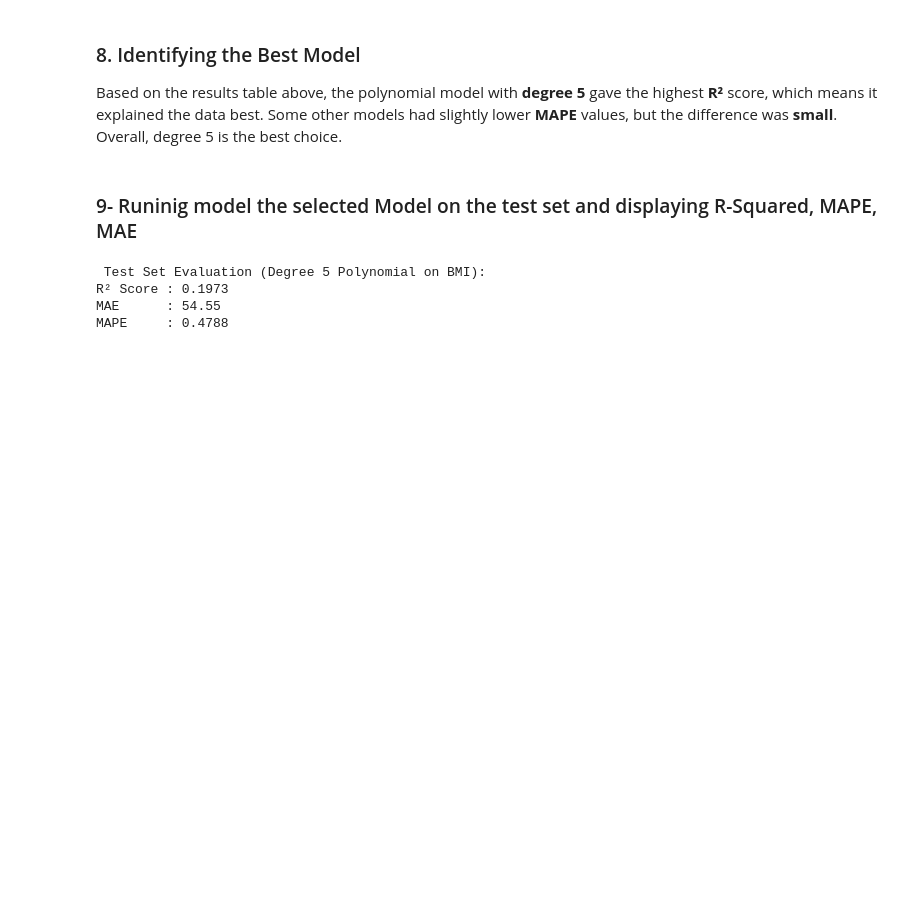
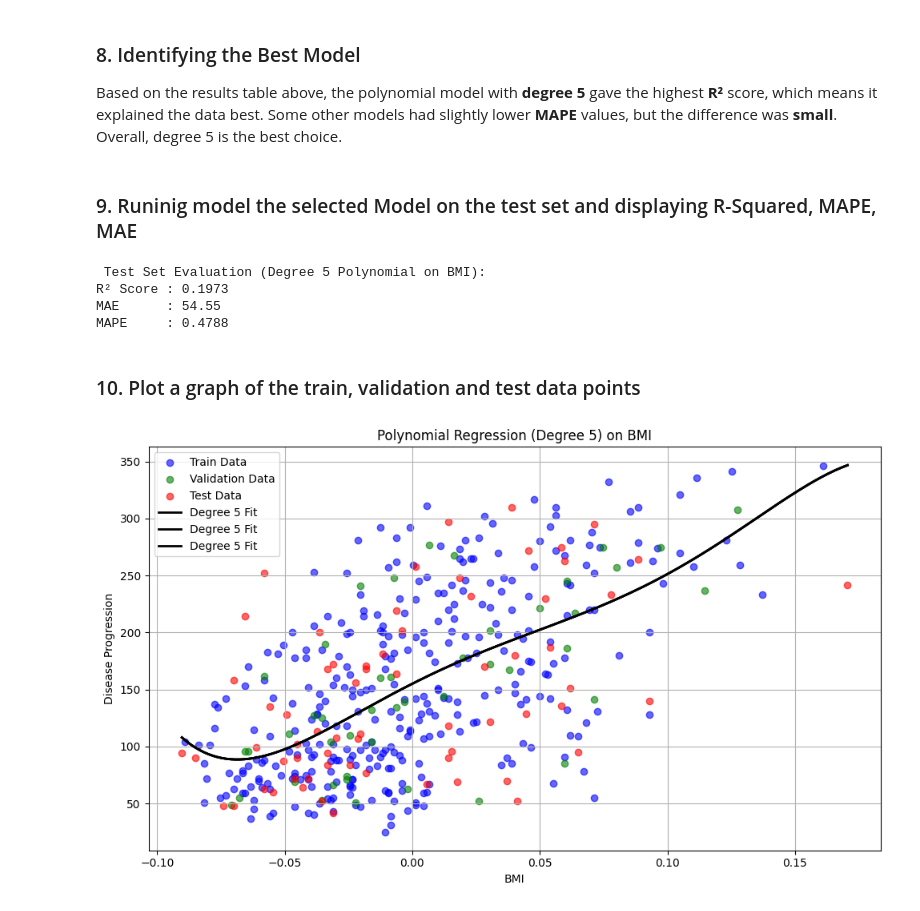
Before and after one commit to HaysamAmin/MLframework, a Jupyter notebook: Lab2/Lab2.ipynb, the cells around one changed output. Cells and saved outputs as stored; diff of their text form; code cells hidden in the pictures; blank space fills up the shorter version.

Commit message:
Plotting

```diff
--- a/Lab2/Lab2.ipynb
+++ b/Lab2/Lab2.ipynb
@@ -330,5 +330,5 @@ Model Evaluation Results (Validation Set)
 ### 8. Identifying the Best Model
 Based on the results table above, the polynomial model with **degree 5** gave the highest **R²** score, which means it explained the data best. Some other models had slightly lower **MAPE** values, but the difference was **small**. Overall, degree 5 is the best choice.
 # %% [markdown]
-### 9- Runinig model the selected Model on the test set and displaying R-Squared, MAPE, MAE
+### 9. Runinig model the selected Model on the test set and displaying R-Squared, MAPE, MAE
 # %%
@@ -361,3 +360,47 @@ print(f"MAPE     : {mape:.4f}")
 R² Score : 0.1973
 MAE      : 54.55
 MAPE     : 0.4788
+# %% [markdown]
+### 10. Plot a graph of the train, validation and test data points
+# %%
+
+# Select BMI column from DataFrames
+X_train_bmi = X_train[['bmi']]
+X_val_bmi = X_val[['bmi']]
+X_test_bmi = X_test[['bmi']]
+
+# 2. Polynomial transformation
+poly = PolynomialFeatures(degree=5)
+X_train_poly = poly.fit_transform(X_train_bmi)
+X_val_poly = poly.transform(X_val_bmi)
+X_test_poly = poly.transform(X_test_bmi)
+
+# 3. Fit the model
+model = LinearRegression()
+model.fit(X_train_poly, y_train)
+
+# 4. Generate smooth line
+bmi_min = min(X_train_bmi.min()[0], X_val_bmi.min()[0], X_test_bmi.min()[0])
+bmi_max = max(X_train_bmi.max()[0], X_val_bmi.max()[0], X_test_bmi.max()[0])
+x_plot = np.linspace(bmi_min, bmi_max, 300).reshape(-1, 1)
+x_plot_poly = poly.transform(x_plot)
+y_plot = model.predict(x_plot_poly)
+
+# 5. Plot
+plt.figure(figsize=(10, 6))
+plt.scatter(X_train_bmi, y_train, color='blue', label='Train Data', alpha=0.6)
+plt.scatter(X_val_bmi, y_val, color='green', label='Validation Data', alpha=0.6)
+plt.scatter(X_test_bmi, y_test, color='red', label='Test Data', alpha=0.6)
+plt.plot(x_plot, y_plot, color='black', linewidth=2, label='Degree 5 Fit')
+plt.plot(x_plot, y_plot, color='black', linewidth=2, label='Degree 5 Fit')
+plt.plot(x_plot, y_plot, color='black', linewidth=2, label='Degree 5 Fit')
+
+plt.title('Polynomial Regression (Degree 5) on BMI')
+plt.xlabel('BMI')
+plt.ylabel('Disease Progression')
+plt.legend()
+plt.grid(True)
+plt.tight_layout()
+plt.show()
+# %% [output]
+[figure, added]
```
Also changed, not shown: parts of 1 cell of this notebook.
